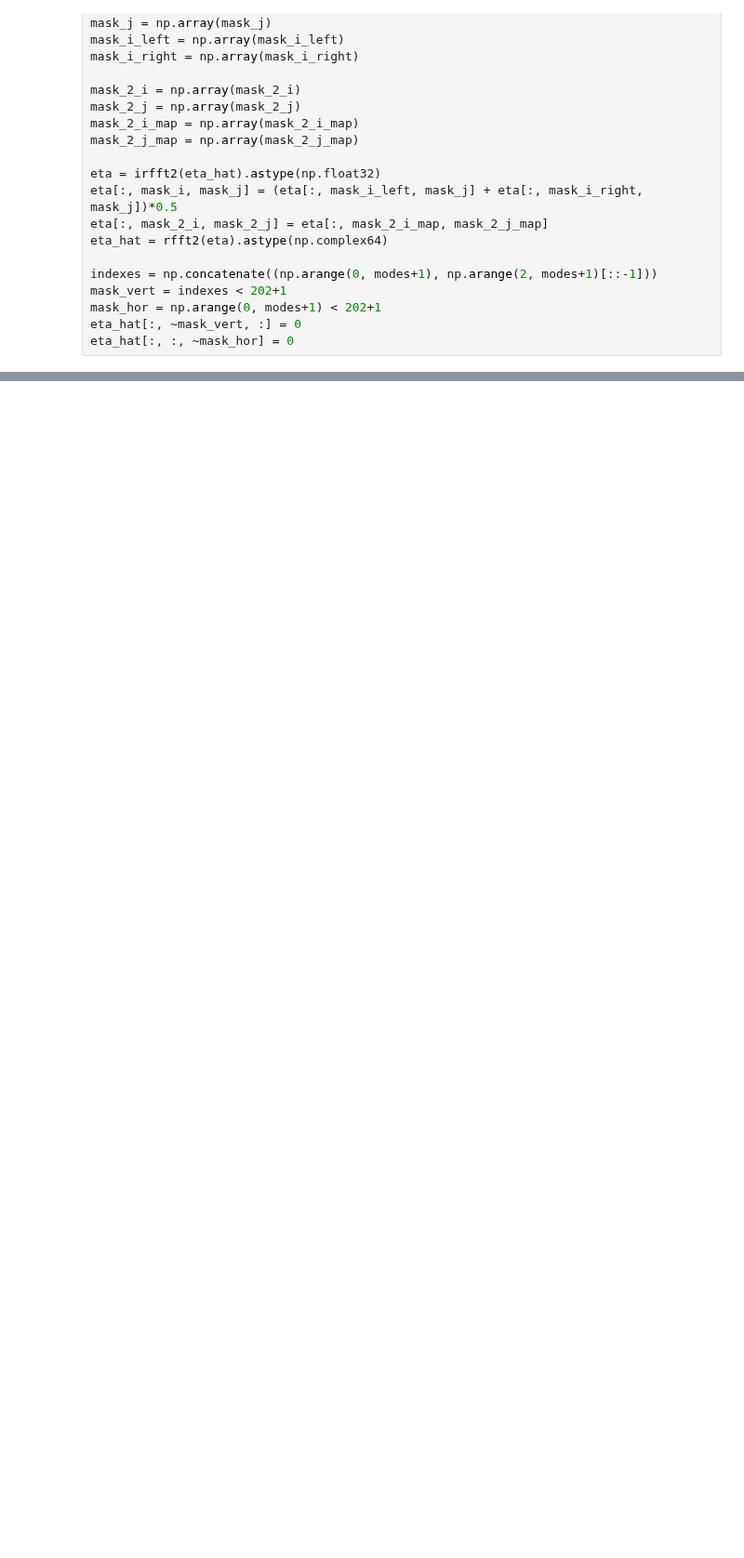
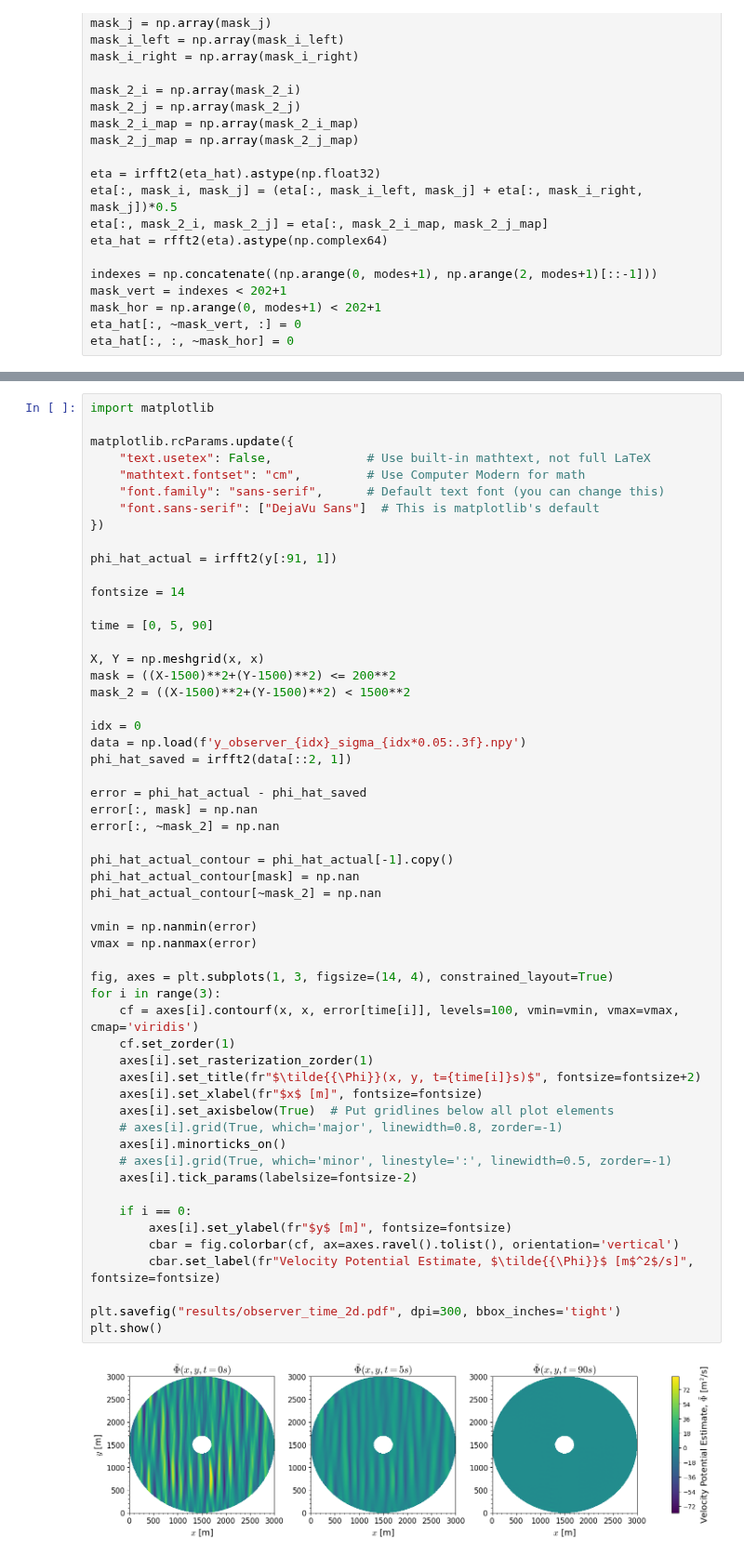
Before and after one commit to VegardBaa/HOSim, a Jupyter notebook: ML/2d_observer.ipynb, the cells around one changed output, grey strips where cells are left out. Shown at 93% size. Drawn from its saved outputs; the diff is of its cells as text; blank space fills up the shorter version.

```diff
--- a/ML/2d_observer.ipynb
+++ b/ML/2d_observer.ipynb
@@ -235,0 +248,57 @@ plt.axhline(error[-1])
+# %%
+import matplotlib
+
+matplotlib.rcParams.update({
+    "text.usetex": False,             # Use built-in mathtext, not full LaTeX
+    "mathtext.fontset": "cm",         # Use Computer Modern for math
+    "font.family": "sans-serif",      # Default text font (you can change this)
+    "font.sans-serif": ["DejaVu Sans"]  # This is matplotlib's default
+})
+
+phi_hat_actual = irfft2(y[:91, 1])
+
+fontsize = 14
+
+time = [0, 5, 90]
+
+X, Y = np.meshgrid(x, x)
+mask = ((X-1500)**2+(Y-1500)**2) <= 200**2
+mask_2 = ((X-1500)**2+(Y-1500)**2) < 1500**2
+
+idx = 0
+data = np.load(f'y_observer_{idx}_sigma_{idx*0.05:.3f}.npy')
+phi_hat_saved = irfft2(data[::2, 1])
+
+error = phi_hat_actual - phi_hat_saved
+error[:, mask] = np.nan
+error[:, ~mask_2] = np.nan
+
+phi_hat_actual_contour = phi_hat_actual[-1].copy()
+phi_hat_actual_contour[mask] = np.nan
+phi_hat_actual_contour[~mask_2] = np.nan
+
+vmin = np.nanmin(error)
+vmax = np.nanmax(error)
+
+fig, axes = plt.subplots(1, 3, figsize=(14, 4), constrained_layout=True)
+for i in range(3):
+    cf = axes[i].contourf(x, x, error[time[i]], levels=100, vmin=vmin, vmax=vmax, cmap='viridis')
+    cf.set_zorder(1)
+    axes[i].set_rasterization_zorder(1)
+    axes[i].set_title(fr"$\tilde{{\Phi}}(x, y, t={time[i]}s)$", fontsize=fontsize+2)
+    axes[i].set_xlabel(fr"$x$ [m]", fontsize=fontsize)
+    axes[i].set_axisbelow(True)  # Put gridlines below all plot elements
+    # axes[i].grid(True, which='major', linewidth=0.8, zorder=-1)
+    axes[i].minorticks_on()
+    # axes[i].grid(True, which='minor', linestyle=':', linewidth=0.5, zorder=-1)
+    axes[i].tick_params(labelsize=fontsize-2)
+
+    if i == 0:
+        axes[i].set_ylabel(fr"$y$ [m]", fontsize=fontsize)
+        cbar = fig.colorbar(cf, ax=axes.ravel().tolist(), orientation='vertical')
+        cbar.set_label(fr"Velocity Potential Estimate, $\tilde{{\Phi}}$ [m$^2$/s]", fontsize=fontsize)
+
+plt.savefig("results/observer_time_2d.pdf", dpi=300, bbox_inches='tight')
+plt.show()
+# %% [output]
+[figure, added]
```
Also changed, not shown: parts of 4 cells of this notebook, 1 other file.
